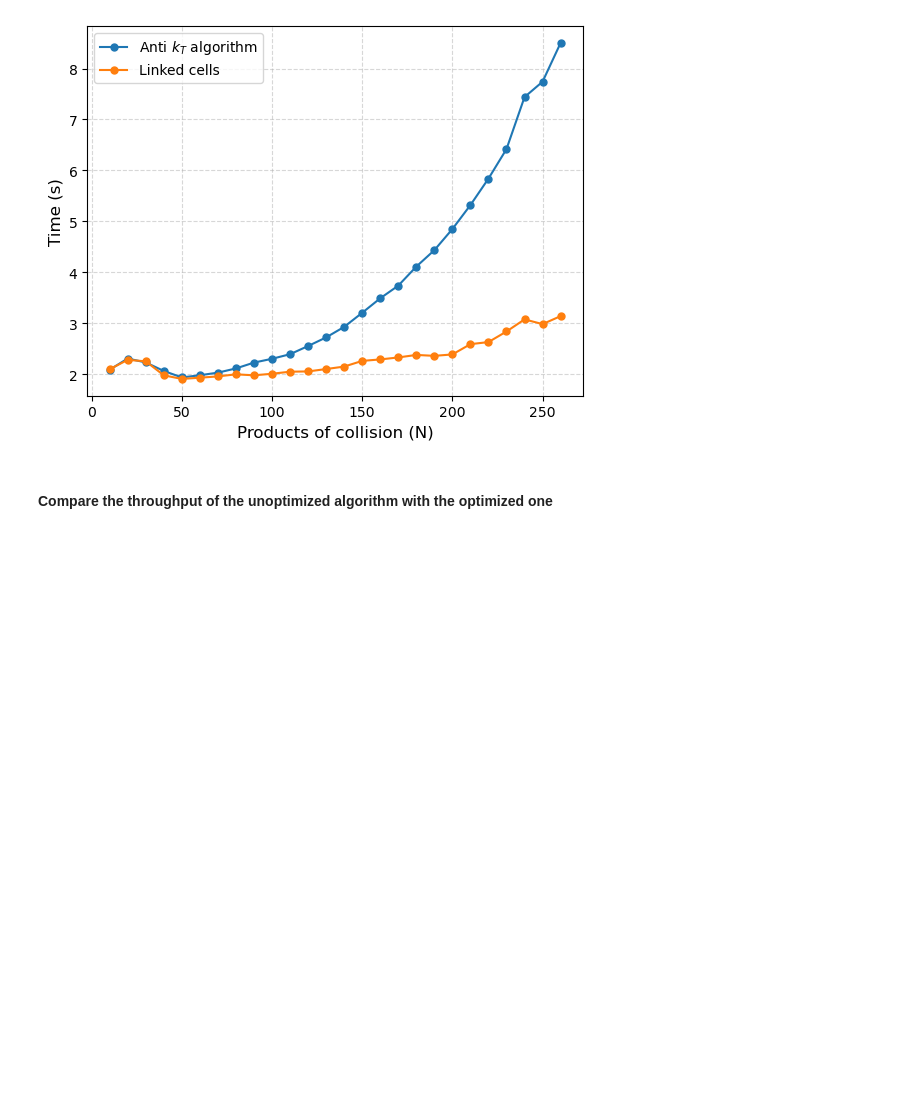
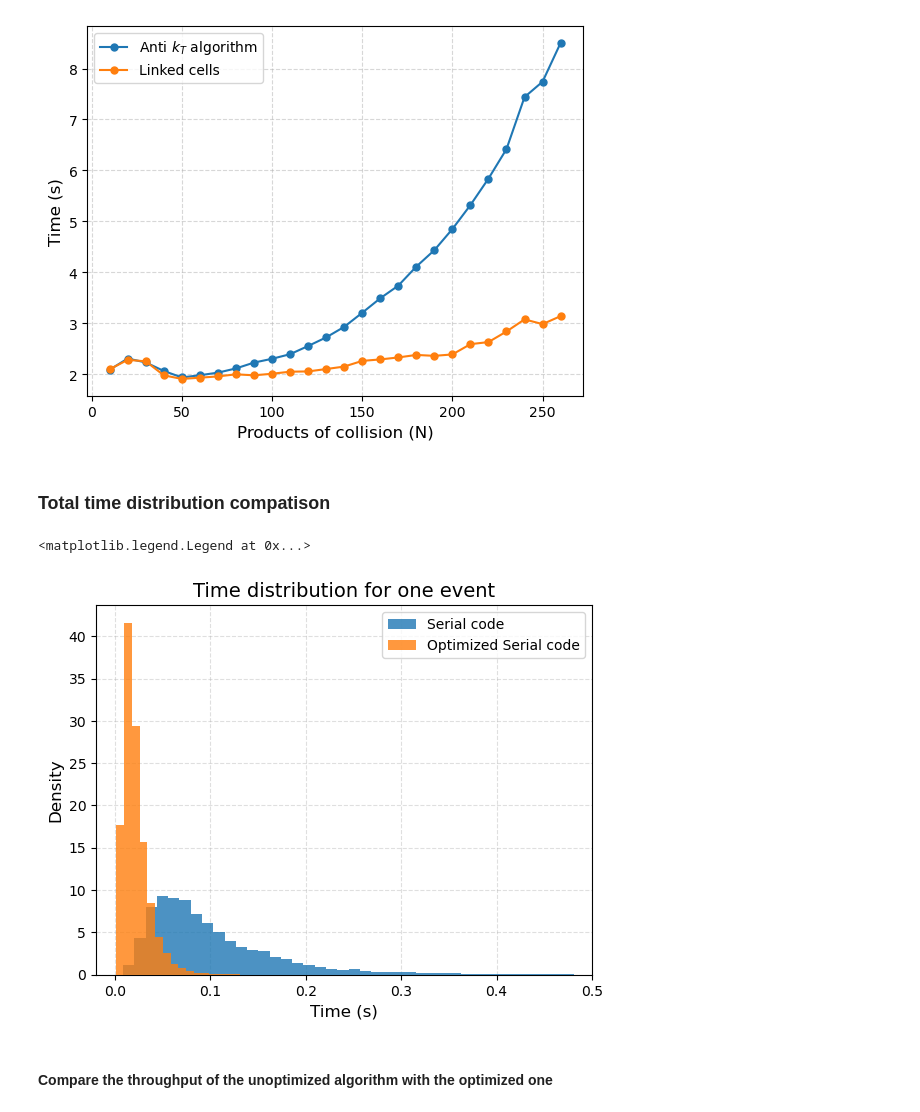
Before and after one commit to FrancescoLR02/JetClustering, a Jupyter notebook: Analysis.ipynb, the cells around one changed output. Drawn from its saved outputs; the diff is of its cells as text; code cells hidden in the pictures; blank space fills up the shorter version.

```diff
--- a/Analysis.ipynb
+++ b/Analysis.ipynb
@@ -444,6 +450,27 @@ plt.legend()
 plt.savefig('Images/Complexity.pdf')
 # %% [output]
 [figure]
+# %% [markdown]
+### Total time distribution compatison
+# %%
+CollisionInfo = pd.read_csv('Benchmarking/Collision.csv')
+OptCollision = pd.read_csv('Benchmarking/LC_Collision.csv')
+
+#Time distribution for each event
+plt.hist(CollisionInfo.iloc[:, 0], bins = 80, density = True, zorder = 100, alpha = 0.8, label = 'Serial code')
+plt.hist(OptCollision.iloc[:, 0], bins = 20, density = True, zorder = 100, alpha = 0.8, label = "Optimized Serial code")
+
+plt.grid(True, alpha = 0.4, linestyle = '--')
+
+plt.xlim(-0.02, 0.5)
+plt.xlabel("Time (s)", fontsize = 12)
+plt.ylabel("Density", fontsize = 12)
+plt.title("Time distribution for one event", fontsize = 14)
+plt.legend()
+#plt.savefig('Images/TD1Event.pdf')
+# %% [output]
+<matplotlib.legend.Legend at 0x...>
+[figure, added]
 # %% [markdown]
 #### Compare the throughput of the unoptimized algorithm with the optimized one
 # %%
```
Also changed, not shown: parts of 1 cell of this notebook, 6 other files.
